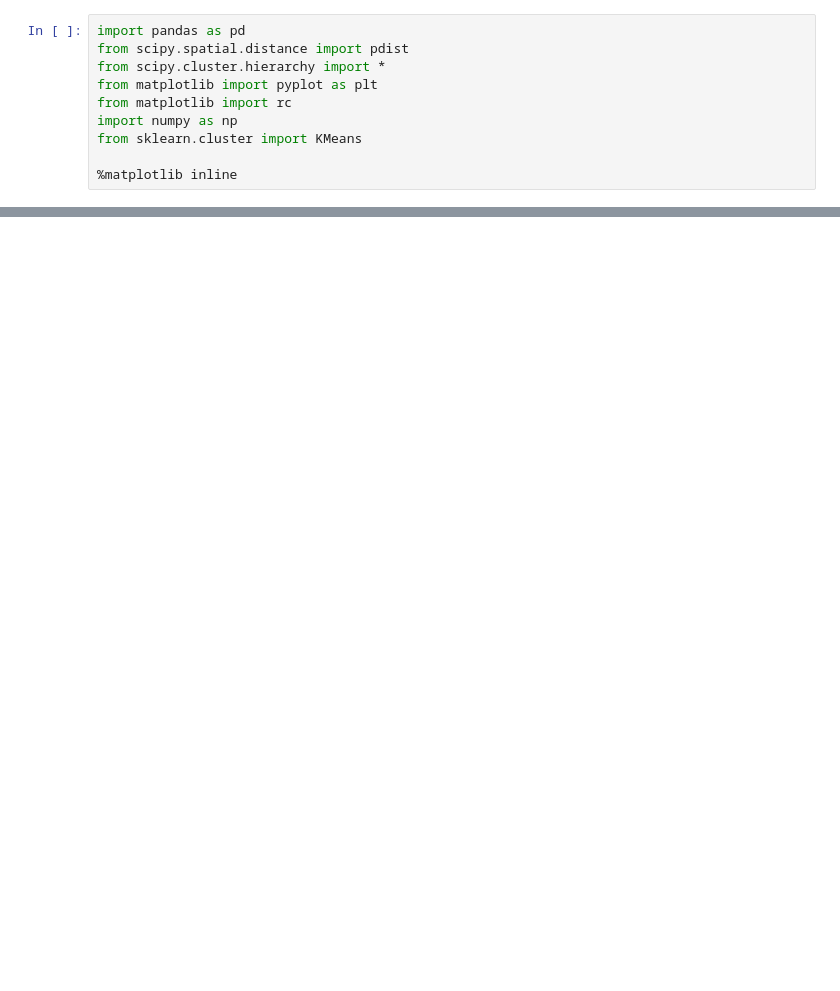
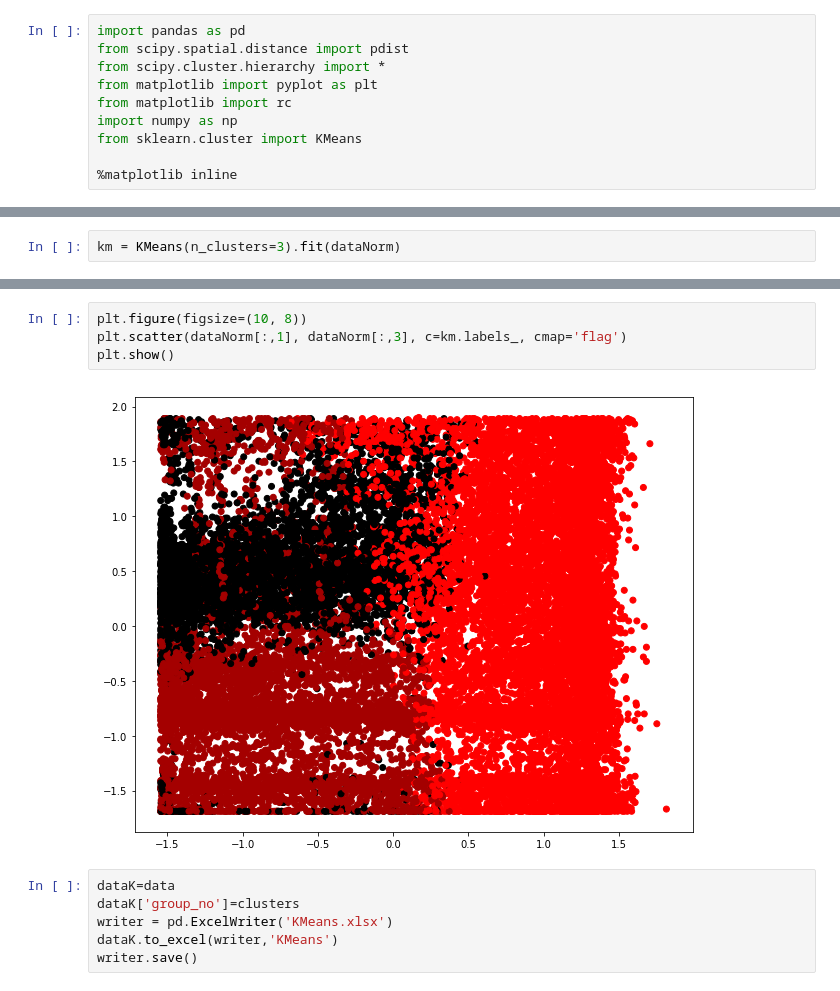
Before and after one commit to ASAtana/CBG, a Jupyter notebook: Project/askhat.ipynb, the cells around one changed output, grey strips where cells are left out. Saved outputs shown, nothing was run; the diff lists cells and outputs as text; blank space fills up the shorter version.

```diff
--- a/Project/askhat.ipynb
+++ b/Project/askhat.ipynb
@@ -135,0 +191,2 @@ ValueError: invalid literal for float(): 2019.04.30 18:25:59
+# %%
+km = KMeans(n_clusters=3).fit(dataNorm)
@@ -135,0 +203,12 @@ ValueError: invalid literal for float(): 2019.04.30 18:25:59
+# %%
+plt.figure(figsize=(10, 8))
+plt.scatter(dataNorm[:,1], dataNorm[:,3], c=km.labels_, cmap='flag')
+plt.show()
+# %% [output]
+[figure, added]
+# %%
+dataK=data
+dataK['group_no']=clusters
+writer = pd.ExcelWriter('KMeans.xlsx')
+dataK.to_excel(writer,'KMeans')
+writer.save()
```
Also changed, not shown: parts of 15 cells of this notebook, 1 other file.
